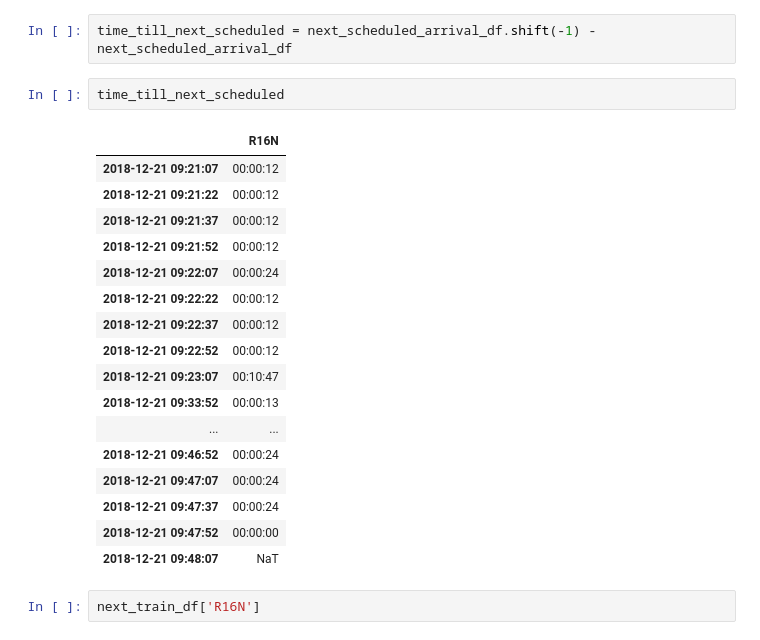
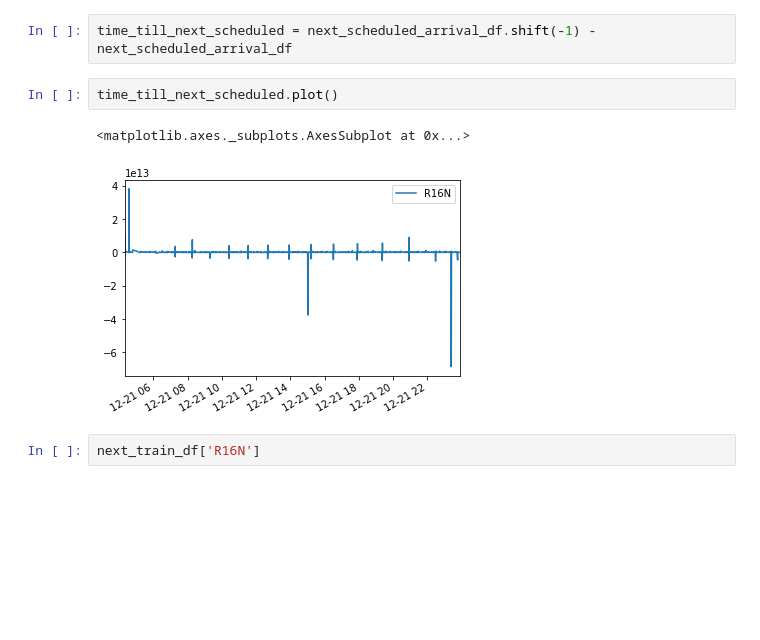
Before and after one commit to b-koopman/MTADelayPredict, a Jupyter notebook: Notebooks/DataExploration.ipynb, the cells around one changed output. Cells and saved outputs as stored; diff of their text form; blank space fills up the shorter version.

```diff
--- a/Notebooks/DataExploration.ipynb
+++ b/Notebooks/DataExploration.ipynb
@@ -391,25 +388,10 @@ Name: R16N, dtype: datetime64[ns]
 # %%
 time_till_next_scheduled = next_scheduled_arrival_df.shift(-1) - next_scheduled_arrival_df
 # %%
-time_till_next_scheduled
+time_till_next_scheduled.plot()
 # %% [output]
-|  | R16N |
-| 2018-12-21 09:21:07 | 00:00:12 |
-| 2018-12-21 09:21:22 | 00:00:12 |
-| 2018-12-21 09:21:37 | 00:00:12 |
-| 2018-12-21 09:21:52 | 00:00:12 |
-| 2018-12-21 09:22:07 | 00:00:24 |
-| 2018-12-21 09:22:22 | 00:00:12 |
-| 2018-12-21 09:22:37 | 00:00:12 |
-| 2018-12-21 09:22:52 | 00:00:12 |
-| 2018-12-21 09:23:07 | 00:10:47 |
-| 2018-12-21 09:33:52 | 00:00:13 |
-| ... | ... |
-| 2018-12-21 09:46:52 | 00:00:24 |
-| 2018-12-21 09:47:07 | 00:00:24 |
-| 2018-12-21 09:47:37 | 00:00:24 |
-| 2018-12-21 09:47:52 | 00:00:00 |
-| 2018-12-21 09:48:07 | NaT |
+<matplotlib.axes._subplots.AxesSubplot at 0x...>
+[figure, added]
 # %%
 next_train_df['R16N']
 # %% [output]
```
Also changed, not shown: parts of 7 cells of this notebook.
